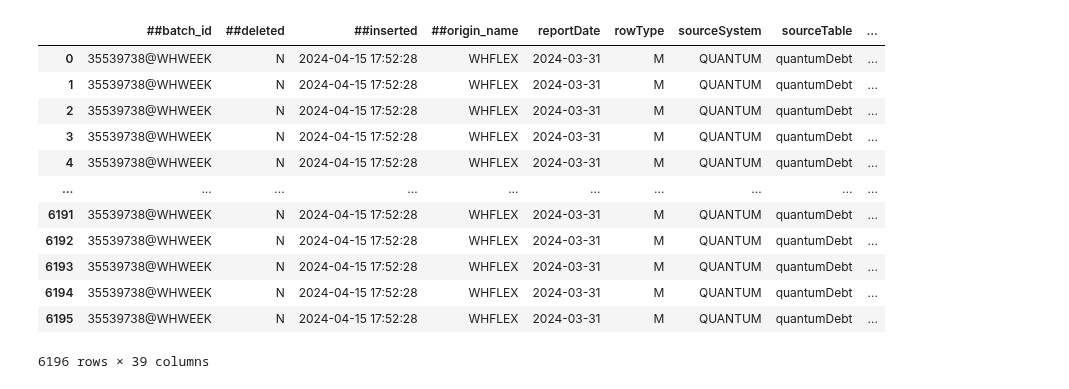
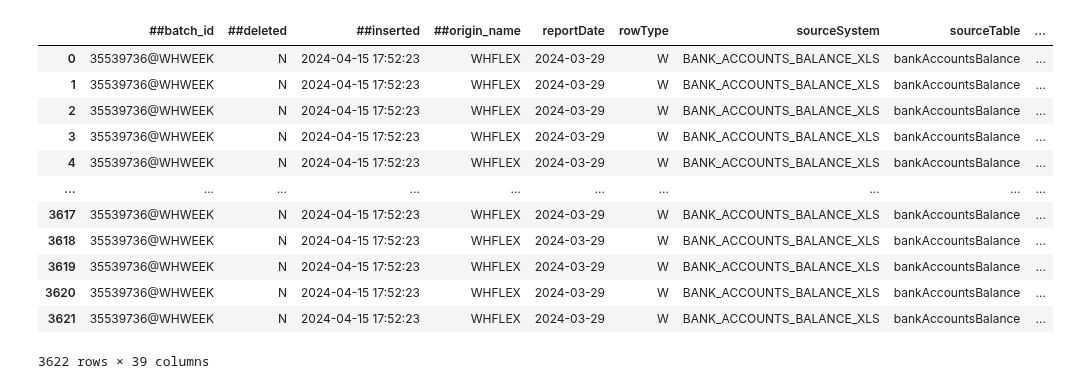
Before and after one commit to Lirollel/Work_AIM_Jupyter-Python-Pandas, a Jupyter notebook: OCP/Методология/test.ipynb, the cells around one changed output. Saved outputs shown, nothing was run; the diff lists cells and outputs as text; code cells hidden in the pictures.

```diff
--- a/OCP/Методология/test.ipynb
+++ b/OCP/Методология/test.ipynb
@@ -10,25 +10,25 @@ from Defs import add_in_currency_column
 from Defs import concat_columns
 from Defs import export_from_WHWEEK
 # %%
-query = """
+query = f"""
 select * from "unifiedOcp"
-where "sourceSystem" in ('QUANTUM', 'BANK_ACCOUNTS_BALANCE_XLS')
-and "reportDate" = TO_DATE('2024-03-31', 'YYYY-MM-DD')
+where "reportDate" = TO_DATE('{Today}', 'DD/MM/YY')
+and "sourceSystem" = 'BANK_ACCOUNTS_BALANCE_XLS'
 """
 
 data = export_from_WHWEEK(query)
 data
 # %% [output]
 |  | ##batch_id | ##deleted | ##inserted | ##origin_name | reportDate | rowType | sourceSystem | sourceTable | ... |
-| 0 | 35539738@WHWEEK | N | 2024-04-15 17:52:28 | WHFLEX | 2024-03-31 | M | QUANTUM | quantumDebt | ... |
-| 1 | 35539738@WHWEEK | N | 2024-04-15 17:52:28 | WHFLEX | 2024-03-31 | M | QUANTUM | quantumDebt | ... |
-| 2 | 35539738@WHWEEK | N | 2024-04-15 17:52:28 | WHFLEX | 2024-03-31 | M | QUANTUM | quantumDebt | ... |
-| 3 | 35539738@WHWEEK | N | 2024-04-15 17:52:28 | WHFLEX | 2024-03-31 | M | QUANTUM | quantumDebt | ... |
-| 4 | 35539738@WHWEEK | N | 2024-04-15 17:52:28 | WHFLEX | 2024-03-31 | M | QUANTUM | quantumDebt | ... |
+| 0 | 35539736@WHWEEK | N | 2024-04-15 17:52:23 | WHFLEX | 2024-03-29 | W | BANK_ACCOUNTS_BALANCE_XLS | bankAccountsBalance | ... |
+| 1 | 35539736@WHWEEK | N | 2024-04-15 17:52:23 | WHFLEX | 2024-03-29 | W | BANK_ACCOUNTS_BALANCE_XLS | bankAccountsBalance | ... |
+| 2 | 35539736@WHWEEK | N | 2024-04-15 17:52:23 | WHFLEX | 2024-03-29 | W | BANK_ACCOUNTS_BALANCE_XLS | bankAccountsBalance | ... |
+| 3 | 35539736@WHWEEK | N | 2024-04-15 17:52:23 | WHFLEX | 2024-03-29 | W | BANK_ACCOUNTS_BALANCE_XLS | bankAccountsBalance | ... |
+| 4 | 35539736@WHWEEK | N | 2024-04-15 17:52:23 | WHFLEX | 2024-03-29 | W | BANK_ACCOUNTS_BALANCE_XLS | bankAccountsBalance | ... |
 | ... | ... | ... | ... | ... | ... | ... | ... | ... | ... |
-| 6191 | 35539738@WHWEEK | N | 2024-04-15 17:52:28 | WHFLEX | 2024-03-31 | M | QUANTUM | quantumDebt | ... |
-| 6192 | 35539738@WHWEEK | N | 2024-04-15 17:52:28 | WHFLEX | 2024-03-31 | M | QUANTUM | quantumDebt | ... |
-| 6193 | 35539738@WHWEEK | N | 2024-04-15 17:52:28 | WHFLEX | 2024-03-31 | M | QUANTUM | quantumDebt | ... |
-| 6194 | 35539738@WHWEEK | N | 2024-04-15 17:52:28 | WHFLEX | 2024-03-31 | M | QUANTUM | quantumDebt | ... |
-| 6195 | 35539738@WHWEEK | N | 2024-04-15 17:52:28 | WHFLEX | 2024-03-31 | M | QUANTUM | quantumDebt | ... |
+| 3617 | 35539736@WHWEEK | N | 2024-04-15 17:52:23 | WHFLEX | 2024-03-29 | W | BANK_ACCOUNTS_BALANCE_XLS | bankAccountsBalance | ... |
+| 3618 | 35539736@WHWEEK | N | 2024-04-15 17:52:23 | WHFLEX | 2024-03-29 | W | BANK_ACCOUNTS_BALANCE_XLS | bankAccountsBalance | ... |
+| 3619 | 35539736@WHWEEK | N | 2024-04-15 17:52:23 | WHFLEX | 2024-03-29 | W | BANK_ACCOUNTS_BALANCE_XLS | bankAccountsBalance | ... |
+| 3620 | 35539736@WHWEEK | N | 2024-04-15 17:52:23 | WHFLEX | 2024-03-29 | W | BANK_ACCOUNTS_BALANCE_XLS | bankAccountsBalance | ... |
+| 3621 | 35539736@WHWEEK | N | 2024-04-15 17:52:23 | WHFLEX | 2024-03-29 | W | BANK_ACCOUNTS_BALANCE_XLS | bankAccountsBalance | ... |
-6196 rows × 39 columns
+3622 rows × 39 columns
```
Also changed, not shown: parts of 2 cells of this notebook, 4 other files.
